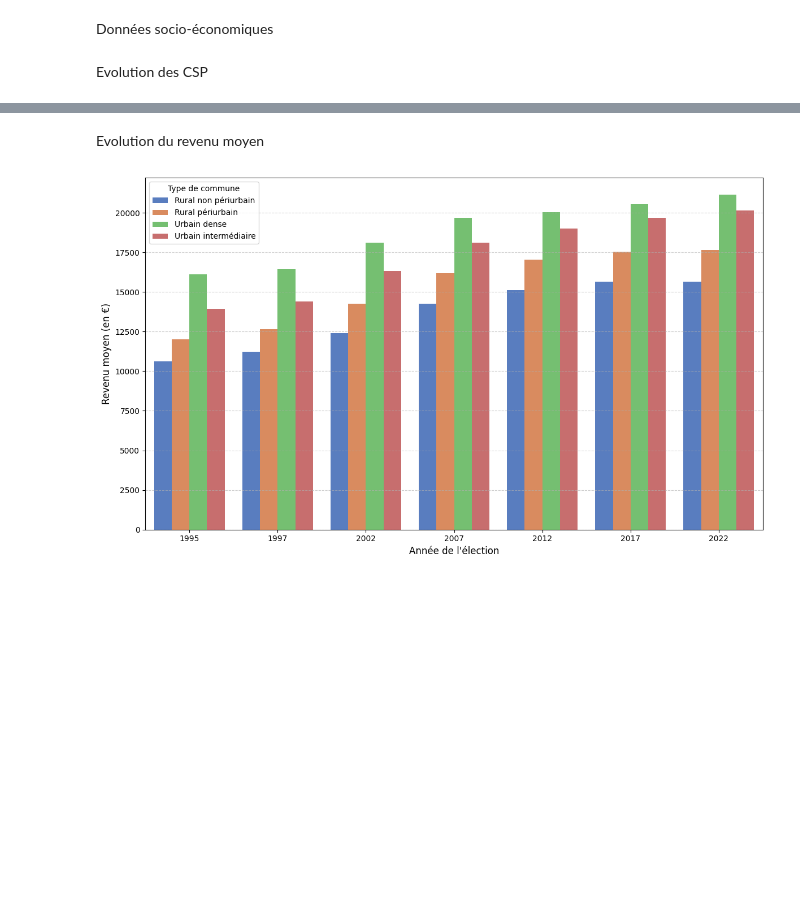
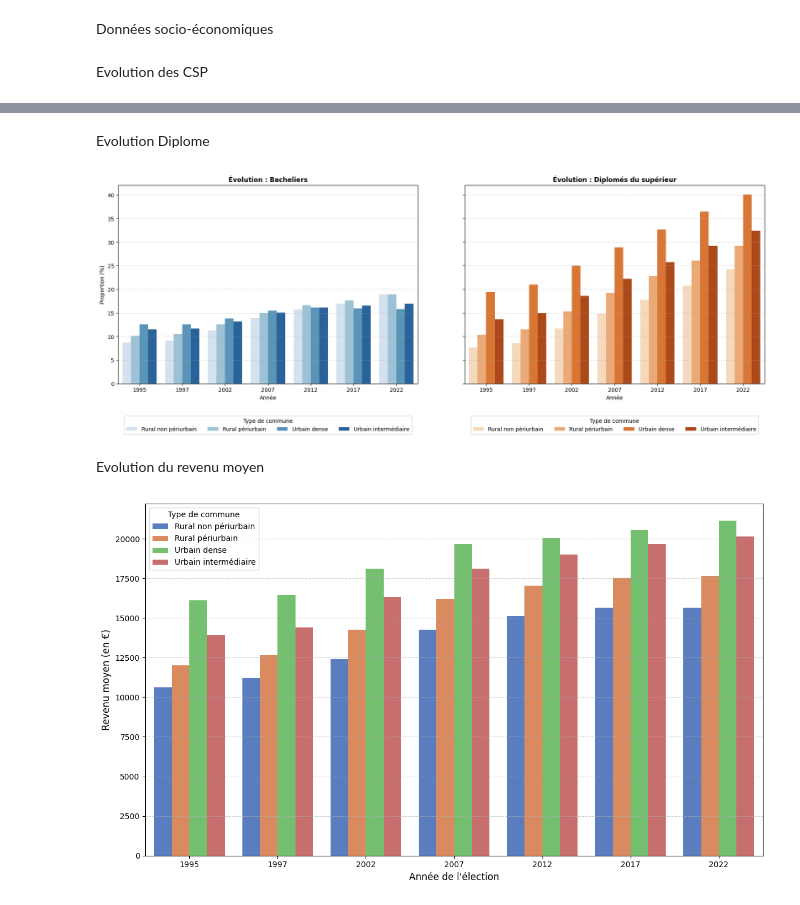
Before and after one commit to yczk9/STATAPP_V2, a Jupyter notebook: Notebooks/Statistiques Descriptives/statdesc.ipynb, the cells around one changed output, grey strips where cells are left out. Drawn from its saved outputs; the diff is of its cells as text; code cells hidden in the pictures; blank space fills up the shorter version.

```diff
--- a/Notebooks/Statistiques Descriptives/statdesc.ipynb
+++ b/Notebooks/Statistiques Descriptives/statdesc.ipynb
@@ -170,3 +219,52 @@ plt.show()
+# %% [markdown]
+Evolution Diplome
+# %%
+# 1. Préparation des données (correction du groupby avec doubles crochets)
+df_bar = data_se.groupby(['Annee', 'typologie_urbaine'])[['pbac', 'psup']].mean().reset_index()
+
+# Conversion en pourcentages (multiplication par 100 pour les deux colonnes)
+df_bar[['pbac', 'psup']] = df_bar[['pbac', 'psup']] * 100
+
+# 2. Création de la figure avec deux sous-graphiques côte à côte
+fig, (ax1, ax2) = plt.subplots(1, 2, figsize=(18, 7), sharey=True)
+
+# --- Graphique 1 : Cadres & Professions Intermédiaires ---
+sns.barplot(
+    data=df_bar,
+    x='Annee',
+    y='pbac',
+    hue='typologie_urbaine',
+    palette='Blues',
+    ax=ax1
+)
+ax1.set_title("Évolution : Bacheliers", fontsize=12, fontweight='bold')
+ax1.set_ylabel("Proportion (%)")
+ax1.set_xlabel("Année")
+# Légende à l'intérieur en haut à gauche
+ax1.legend(title="Type de commune", loc='upper center', bbox_to_anchor=(0.5, -0.15), ncol=4)
+ax1.grid(axis='y', linestyle='--', alpha=0.5)
+
+# --- Graphique 2 : Ouvriers ---
+sns.barplot(
+    data=df_bar,
+    x='Annee',
+    y='psup',
+    hue='typologie_urbaine',
+    palette='Oranges',
+    ax=ax2
+)
+ax2.set_title("Évolution : Diplomés du supérieur", fontsize=12, fontweight='bold')
+ax2.set_ylabel("") # On enlève le label car sharey=True
+ax2.set_xlabel("Année")
+# Légende à l'intérieur en haut à gauche
+ax2.legend(title="Type de commune", loc='upper center', bbox_to_anchor=(0.5, -0.15), ncol=4)
+ax2.grid(axis='y', linestyle='--', alpha=0.5)
+
+#plt.suptitle("Évolution des CSP par typologie de commune", fontsize=16, fontweight='bold', y=1.02)
+plt.tight_layout()
+plt.show()
+# %% [output]
+[figure, added]
 # %% [markdown]
 Evolution du revenu moyen
 # %%
```
Also changed, not shown: parts of 6 cells of this notebook, 43 other files.
